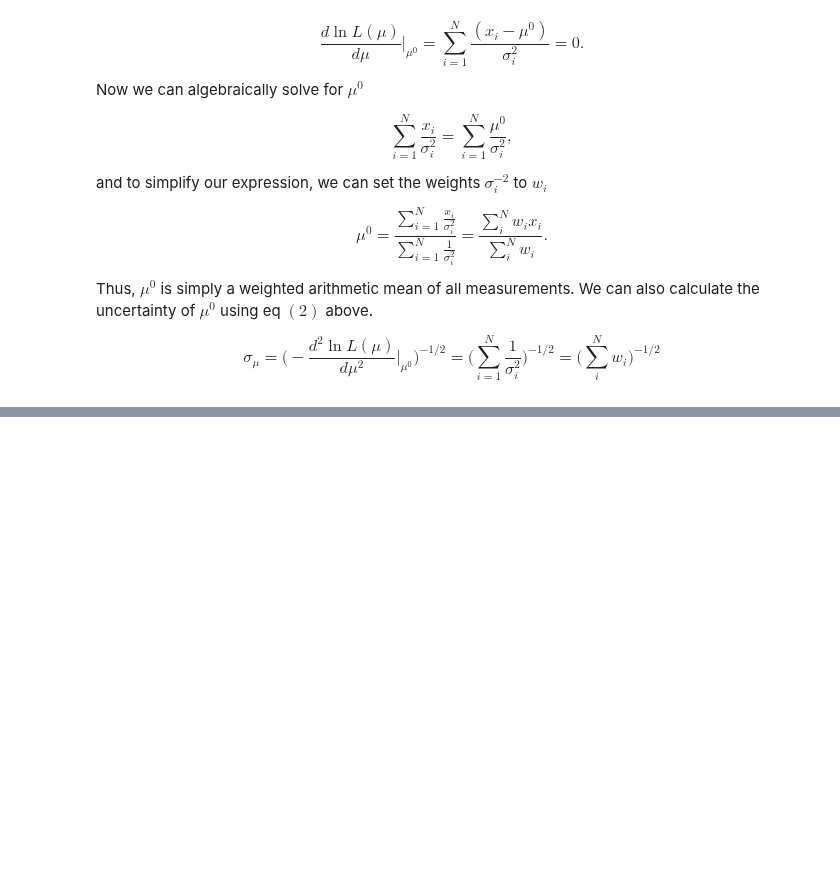
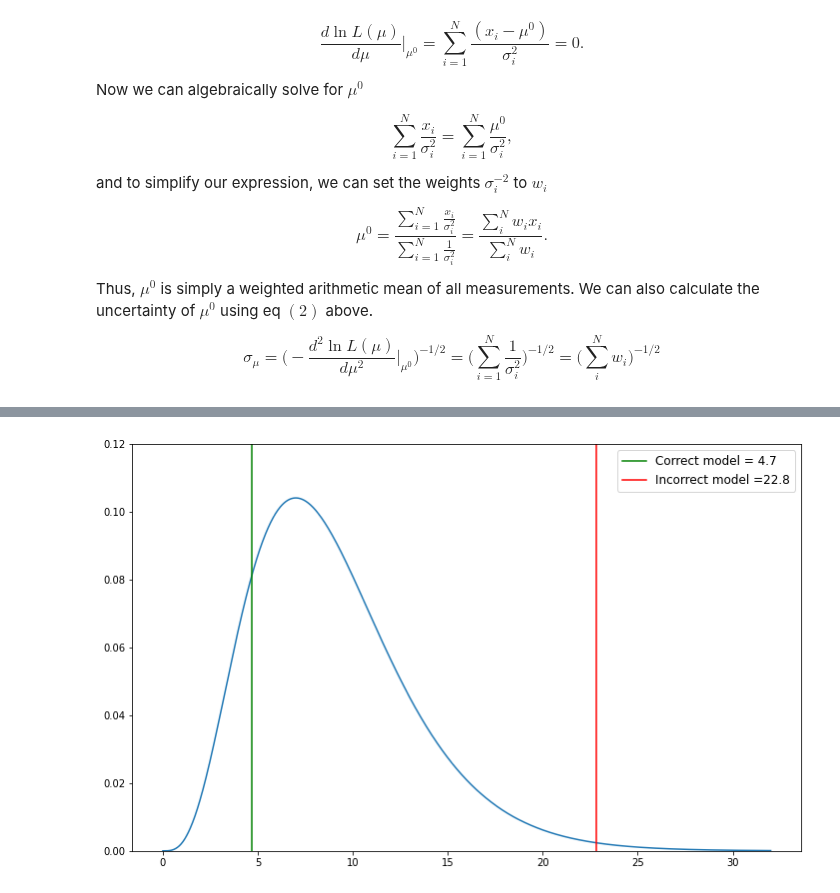
Before and after one commit to astroML/astroML-notebooks, a Jupyter notebook: chapter4/astroml_chapter4_Classical_vs_Bayesian_statistical_inference.ipynb, the cells around one changed output, grey strips where cells are left out. Saved outputs shown, nothing was run; the diff lists cells and outputs as text; code cells hidden in the pictures; blank space fills up the shorter version.

```diff
--- a/chapter4/astroml_chapter4_Classical_vs_Bayesian_statistical_inference.ipynb
+++ b/chapter4/astroml_chapter4_Classical_vs_Bayesian_statistical_inference.ipynb
@@ -315,0 +347,32 @@ For an arbitrary number of meteorites, their mean diameter must be greater than
+# %%
+import numpy as np
+from scipy.stats import norm, chi2
+from matplotlib import pyplot as plt
+
+np.random.seed(seed=42)
+N_samples = 10
+mu = 25
+sigma = 13
+
+## Correct model
+x = np.random.normal(mu, sigma, N_samples)
+mu = np.average(x)
+chi_2 = np.sum(np.square((x - mu) / sigma))
+
+## Incorrect model
+x_poisson = np.random.poisson(mu, Nsamples)
+mu_poisson = np.average(x_poisson)
+chi_2_poisson = np.sum(np.square((x_poisson - mu_poisson) / sigma))
+
+#Plot the results
+fig = plt.subplots(figsize=(12, 7.5))
+z = np.linspace(0,32,1000)
+
+plt.plot(z, chi2.pdf(z, N_samples - 1))
+plt.axvline(chi_2, color='green',label = f"Correct model = {chi_2:.3}");
+plt.axvline(chi_2_poisson, color='red',label = f"Incorrect model ={chi_2_poisson:.3}");
+
+plt.ylim(0,0.12)
+plt.legend(loc = "upper right", fontsize = 12);
+# %% [output]
+[figure, added]
```
Also changed, not shown: parts of 21 cells of this notebook, 1 other file.
